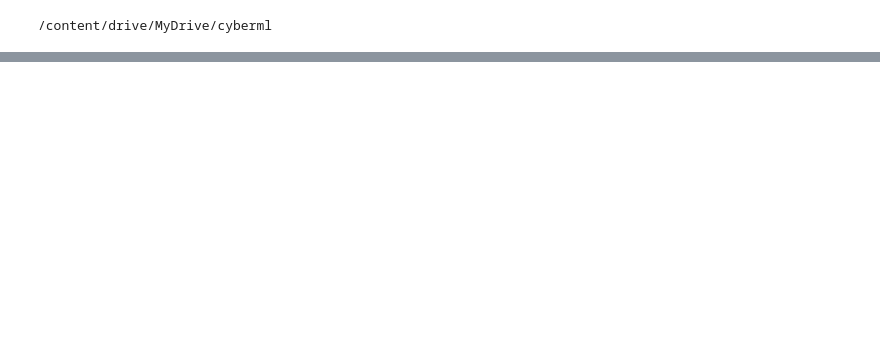
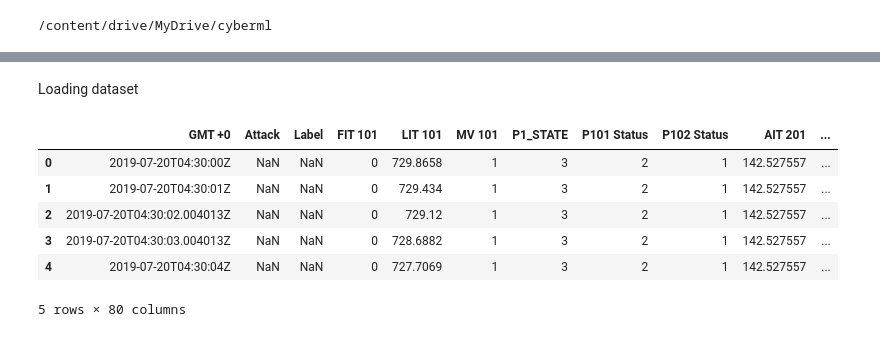
Before and after one commit to Bast-94/CYBERML-Project, a Jupyter notebook: cyber-ml.ipynb, the cells around one changed output, grey strips where cells are left out. Saved outputs shown, nothing was run; the diff lists cells and outputs as text; code cells hidden in the pictures; blank space fills up the shorter version.

Commit message:
ADD(cyber-ml.ipynb): Adding dataset loading and cleaning.

```diff
--- a/cyber-ml.ipynb
+++ b/cyber-ml.ipynb
@@ -9,0 +12,15 @@ cd drive/MyDrive/cyberml
+# %% [markdown]
+Loading dataset
+# %%
+full_df = pd.read_excel('SWaT.A3_dataset_Jul_19_labelled.xlsx',header=1)
+full_df = full_df.drop([0])
+full_df = full_df.reset_index(drop=True)
+full_df.head()
+# %% [output]
+|  | GMT +0 | Attack | Label | FIT 101 | LIT 101 | MV 101 | P1_STATE | P101 Status | P102 Status | AIT 201 | ... |
+| 0 | 2019-07-20T04:30:00Z | NaN | NaN | 0 | 729.8658 | 1 | 3 | 2 | 1 | 142.527557 | ... |
+| 1 | 2019-07-20T04:30:01Z | NaN | NaN | 0 | 729.434 | 1 | 3 | 2 | 1 | 142.527557 | ... |
+| 2 | 2019-07-20T04:30:02.004013Z | NaN | NaN | 0 | 729.12 | 1 | 3 | 2 | 1 | 142.527557 | ... |
+| 3 | 2019-07-20T04:30:03.004013Z | NaN | NaN | 0 | 728.6882 | 1 | 3 | 2 | 1 | 142.527557 | ... |
+| 4 | 2019-07-20T04:30:04Z | NaN | NaN | 0 | 727.7069 | 1 | 3 | 2 | 1 | 142.527557 | ... |
+5 rows × 80 columns
```
Also changed, not shown: parts of 6 cells of this notebook.
